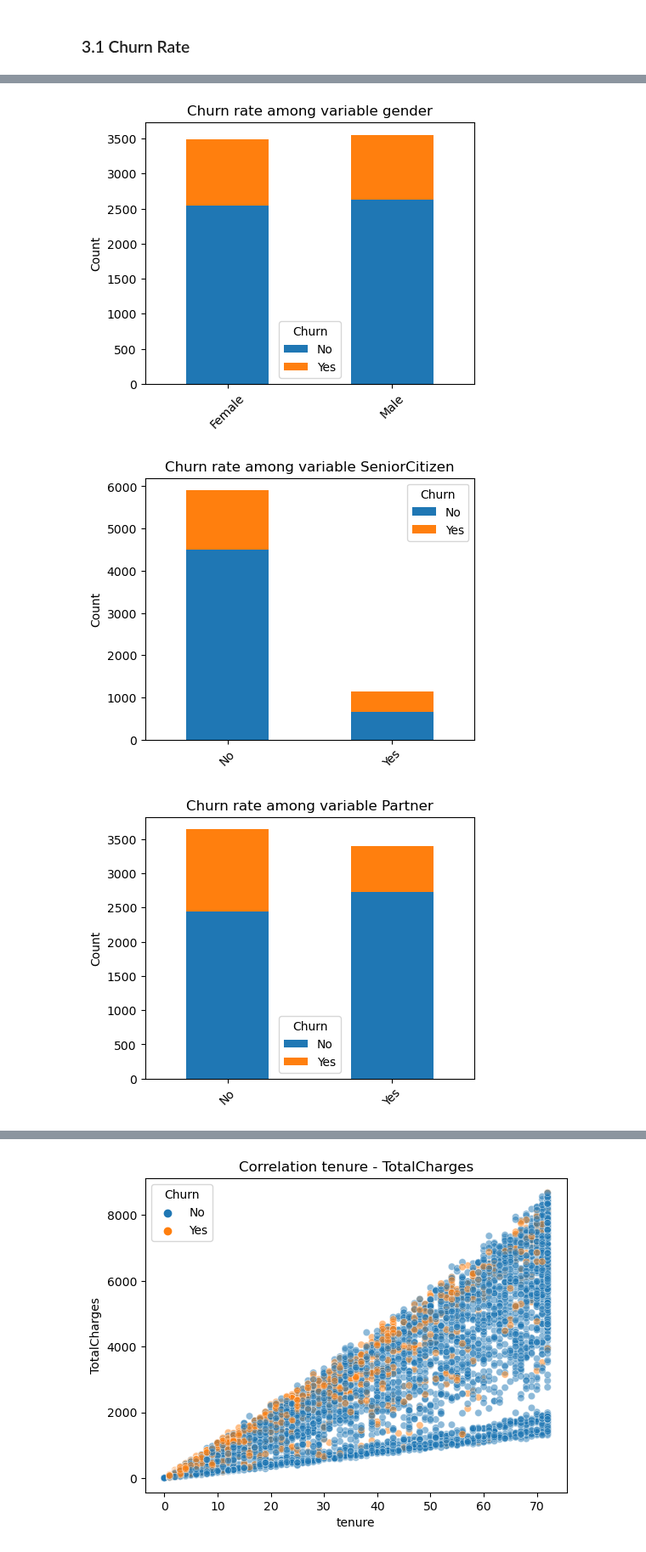
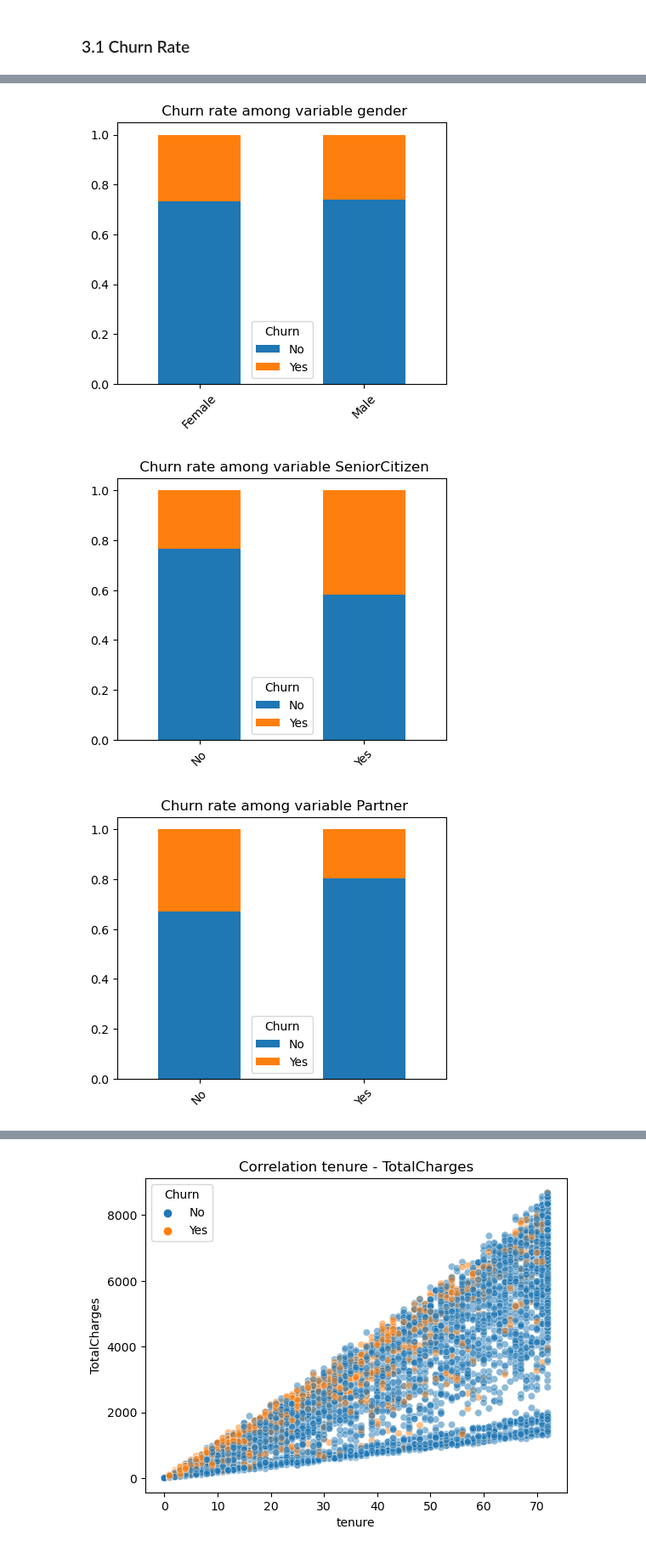
Before and after one commit to emsif84/churn_prediction, a Jupyter notebook: exploratory_data_analysis.ipynb, the cells around one changed output, grey strips where cells are left out. Shown at 85% size. Saved outputs shown, nothing was run; the diff lists cells and outputs as text; code cells hidden in the pictures.

```diff
--- a/exploratory_data_analysis.ipynb
+++ b/exploratory_data_analysis.ipynb
@@ -107,8 +104,3 @@ MonthlyCharges       0
 TotalCharges        11
 Churn                0
 dtype: int64
-# %%
-'''
-Na's in TotalCharges will replaced by MonthlyCharges times tenure -> Reason: see section 3.5
-'''
-data['TotalCharges'].fillna(data['MonthlyCharges']*data['tenure'],inplace=True)
@@ -114,0 +122,4 @@ data['TotalCharges'].fillna(data['MonthlyCharges']*data['tenure'],inplace=True)
+# %%
+#Replace monthly and total charges values with 0 where tenure = 0
+data.loc[data['tenure'] == 0, 'MonthlyCharges'] = 0
+data.loc[data['TotalCharges'].isna(), 'TotalCharges'] = 0
@@ -130 +151,4 @@ data = data.drop('customerID',axis=1)
+# %%
+# Delete customers with a one year contract and churn within minimal contract duration
+data = data[~((data.tenure <= 12) & (data.Churn == 'Yes') & (data.Contract == 'One year'))]
 # %%
@@ -200,14 +259,13 @@ Name: tenure, dtype: float64
 # %%
 for var in data.columns:
     if data[var].dtype == 'object':
-        churn_distribution = data.groupby([var,'Churn'])[var].value_counts()
+        churn_distribution = data.groupby([var,'Churn'])[var].value_counts() / data[var].value_counts()
         churn_distribution.unstack().plot.bar(stacked=True,figsize=(5,4))
-        plt.title(f'Churn rate among variable {var}')
-        plt.ylabel('Count')
+        plt.title(f' Churn rate among variable {var}')
         plt.xticks(rotation=45)
         plt.xlabel('')
         plt.show()
 # %% [output]
-[figure, old version]
+[figure, new version]
-[figure, old version]
+[figure, new version]
-[figure, old version]
+[figure, new version]
```
Also changed, not shown: parts of 34 cells of this notebook.
